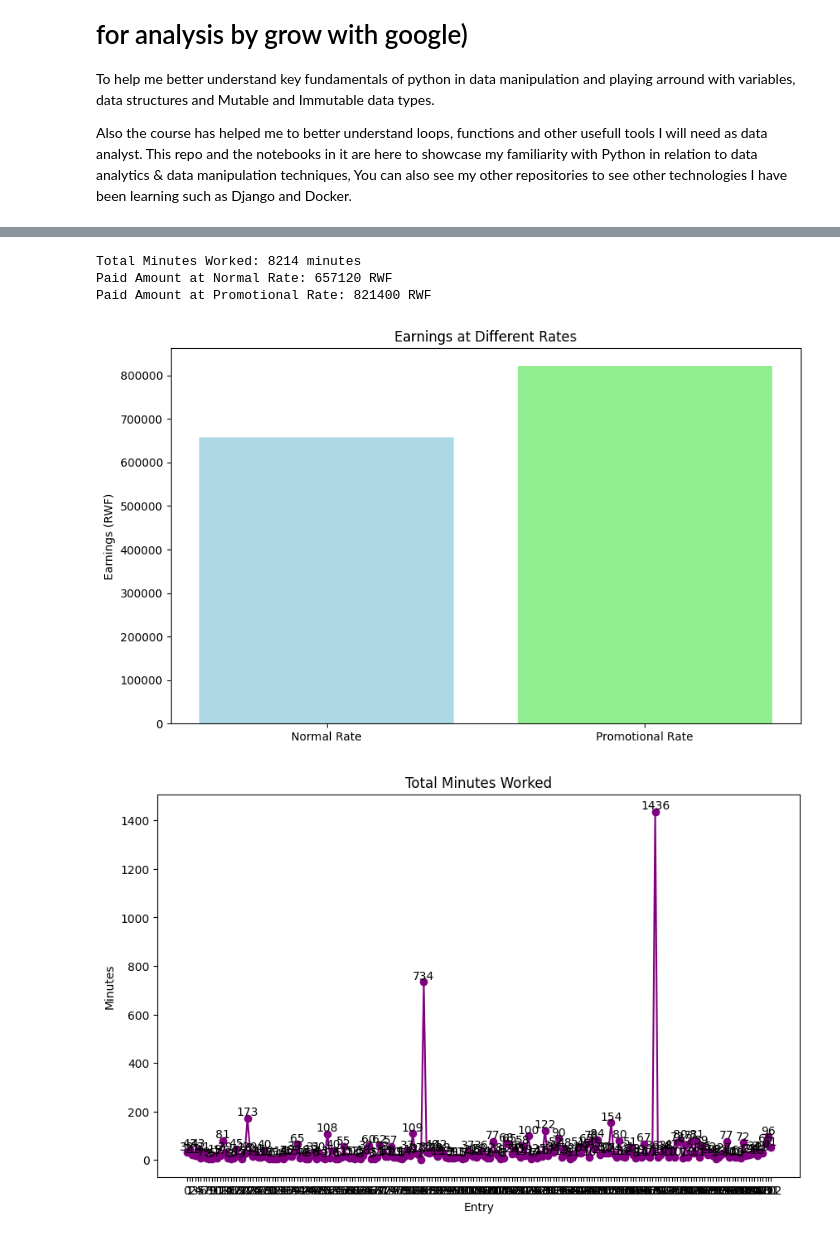
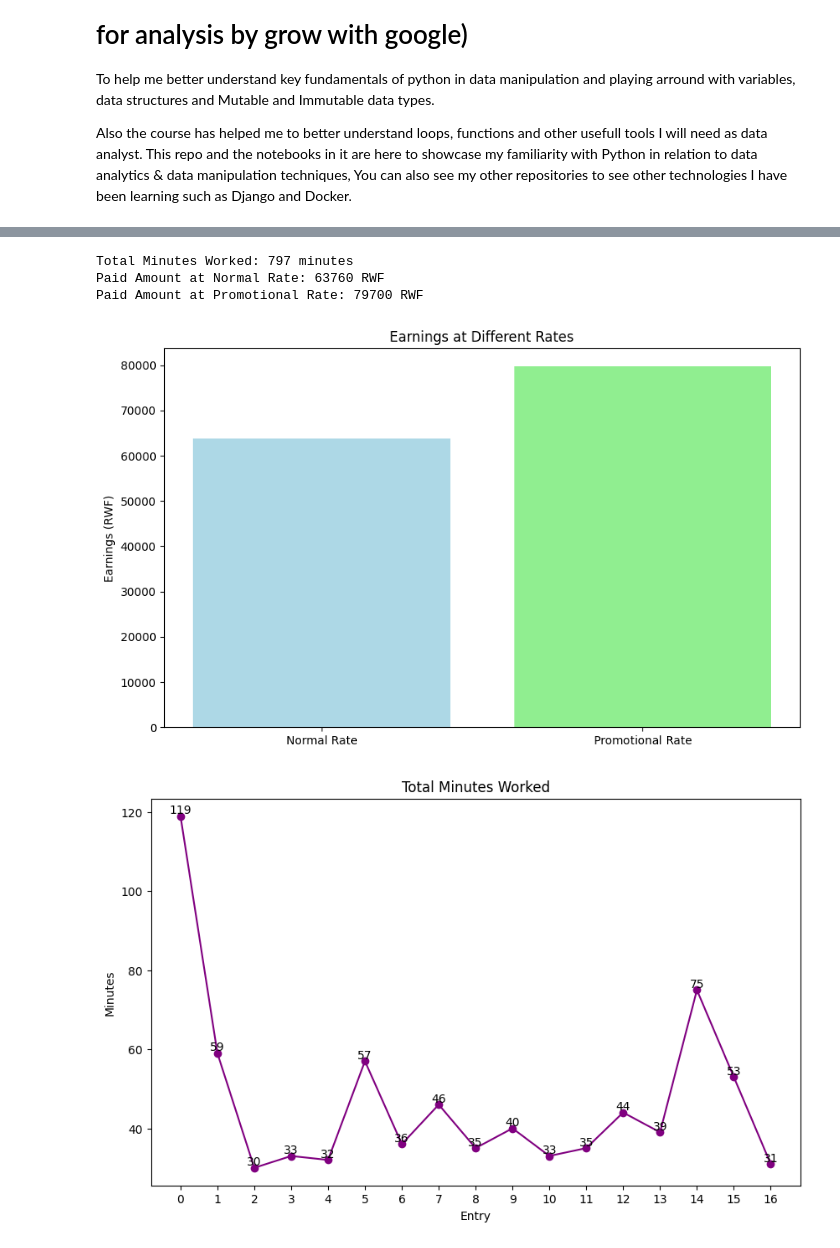
Before and after one commit to Nindenkawe/Playground_Python, a Jupyter notebook: exerciseB/File_manupulation/py_basics.ipynb, the cells around one changed output, grey strips where cells are left out. Cells and saved outputs as stored; diff of their text form; code cells hidden in the pictures.

```diff
--- a/exerciseB/File_manupulation/py_basics.ipynb
+++ b/exerciseB/File_manupulation/py_basics.ipynb
@@ -167,7 +133,7 @@ def minutes_between_times(start_time, end_time):
     return int(time_difference)
 
 # Read the CSV file into a Pandas DataFrame
-df = pd.read_csv('../File_manupulation/October_minutes - withdates and time(1).csv')
+df = pd.read_csv('../File_manupulation/Minutes - November_minutes.csv')
 
 # Calculate minutes worked for each entry and store it in a new column
 df['duration_minutes'] = df.apply(lambda row: minutes_between_times(row['start_time'], row['end_time']), axis=1)
@@ -202,7 +168,7 @@ print(f"Earnings at promotion rate ({promotion_rate} RWF/minute): {earnings_prom
 plt.show()
 
 # Optionally, if you want to view the details of a specific row (e.g., row 117), you can use the following line:
-#print(df.iloc[197])
+print(df.iloc[10])
 count_of_zeros = (df['duration_minutes'] == 0).sum()
 
 print(f"Count of entries with 0 in 'duration_minutes': {count_of_zeros}")
@@ -234,7 +204,7 @@ def minutes_between_times(start_time, end_time):
 
 if __name__ == "__main__":
     # Read the CSV file into a Pandas DataFrame
-    df = pd.read_csv('../File_manupulation/October_minutes - withdates and time(1).csv')
+    df = pd.read_csv('../File_manupulation/Minutes - November_minutes(2).csv')
 
     # Calculate minutes worked for each entry and store it in a new column
     df['minutes_worked'] = df.apply(lambda row: minutes_between_times(row['start_time'], row['end_time']), axis=1)
@@ -246,35 +216,35 @@ if __name__ == "__main__":
     earnings_promotional_rate = total_minutes * promotional_rate
 
     print(f'Total Minutes Worked: {total_minutes} minutes')
     print(f'Paid Amount at Normal Rate: {earnings_normal_rate} RWF')
     print(f'Paid Amount at Promotional Rate: {earnings_promotional_rate} RWF')
 
     # Create a bar chart to visualize earnings at different rates
     rates = ['Normal Rate', 'Promotional Rate']
     earnings = [earnings_normal_rate, earnings_promotional_rate]
 
     plt.figure(figsize=(10, 6))
     plt.bar(rates, earnings, color=['lightblue', 'lightgreen'])
     plt.title('Earnings at Different Rates')
     plt.ylabel('Earnings (RWF)')
 
     # Create a line chart for total minutes worked
     dates = range(len(df))
     plt.figure(figsize=(10, 6))
     plt.plot(dates, df['minutes_worked'], marker='o', linestyle='-', color='purple')
     plt.title('Total Minutes Worked')
     plt.xlabel('Entry')
     plt.ylabel('Minutes')
     plt.xticks(dates)
 
     # Add labels to the data points
     for x, y in zip(dates, df['minutes_worked']):
         plt.text(x, y, str(y), ha='center', va='bottom', fontsize=10)
 
     plt.show()
 # %% [output]
-Total Minutes Worked: 8214 minutes
-Paid Amount at Normal Rate: 657120 RWF
-Paid Amount at Promotional Rate: 821400 RWF
+Total Minutes Worked: 797 minutes
+Paid Amount at Normal Rate: 63760 RWF
+Paid Amount at Promotional Rate: 79700 RWF
-[figure, old version]
+[figure, new version]
-[figure, old version]
+[figure, new version]
```
Also changed, not shown: parts of 10 cells of this notebook, 3 other files.
